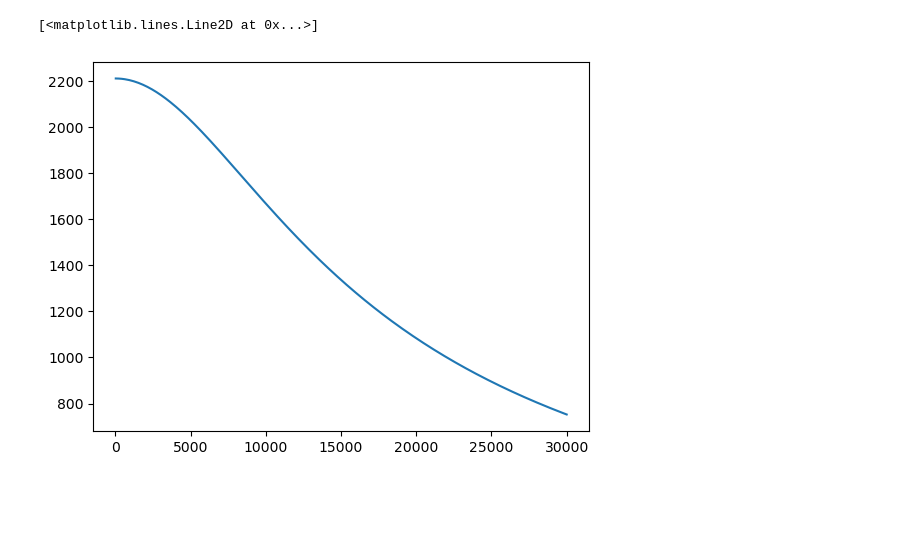
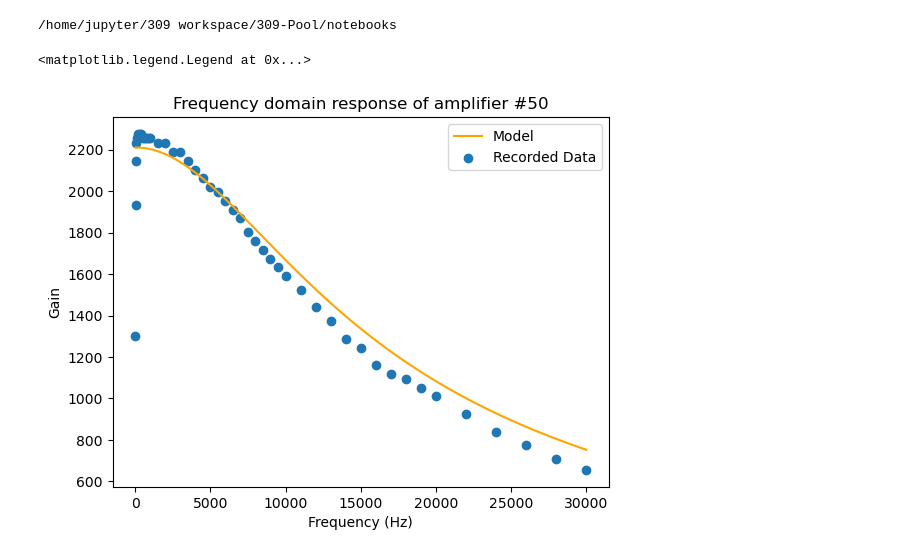
Before and after one commit to Atzphere/309-Pool, a Jupyter notebook: notebooks/amplifier.ipynb, the cells around one changed output. Cells and saved outputs as stored; diff of their text form; code cells hidden in the pictures; blank space fills up the shorter version.

```diff
--- a/notebooks/amplifier.ipynb
+++ b/notebooks/amplifier.ipynb
@@ -35,7 +33,18 @@ print(gain50(400))
-# %%
-frequency_domain = np.linspace(25, 30000, 300)
-fig, ax = plt.subplots()
-ax.plot(frequency_domain, np.abs(gain50(frequency_domain)))
-# %% [output]
-[<matplotlib.lines.Line2D at 0x...>]
-[figure, removed]
+# %%
+frequency_domain = np.linspace(25, 30000, 300)
+fig, ax = plt.subplots()
+import os
+
+print(os.getcwd())
+# os.chdir("/home/jupyter/309 workspace/309-Pool/scripts/")
+data = np.loadtxt("../data_manual/freq_char-amp50.csv", delimiter=",", skiprows=1)
+ax.plot(frequency_domain, np.abs(gain50(frequency_domain)), label="Model", c="orange")
+ax.scatter(data[:,0], data[:,4], label="Recorded Data")
+ax.set_title("Frequency domain response of amplifier #50")
+ax.set_xlabel("Frequency (Hz)")
+ax.set_ylabel("Gain")
+ax.legend()
+# %% [output]
+/home/jupyter/309 workspace/309-Pool/notebooks
+<matplotlib.legend.Legend at 0x...>
+[figure, added]
```
Also changed, not shown: parts of 2 cells of this notebook, 1 other file.
